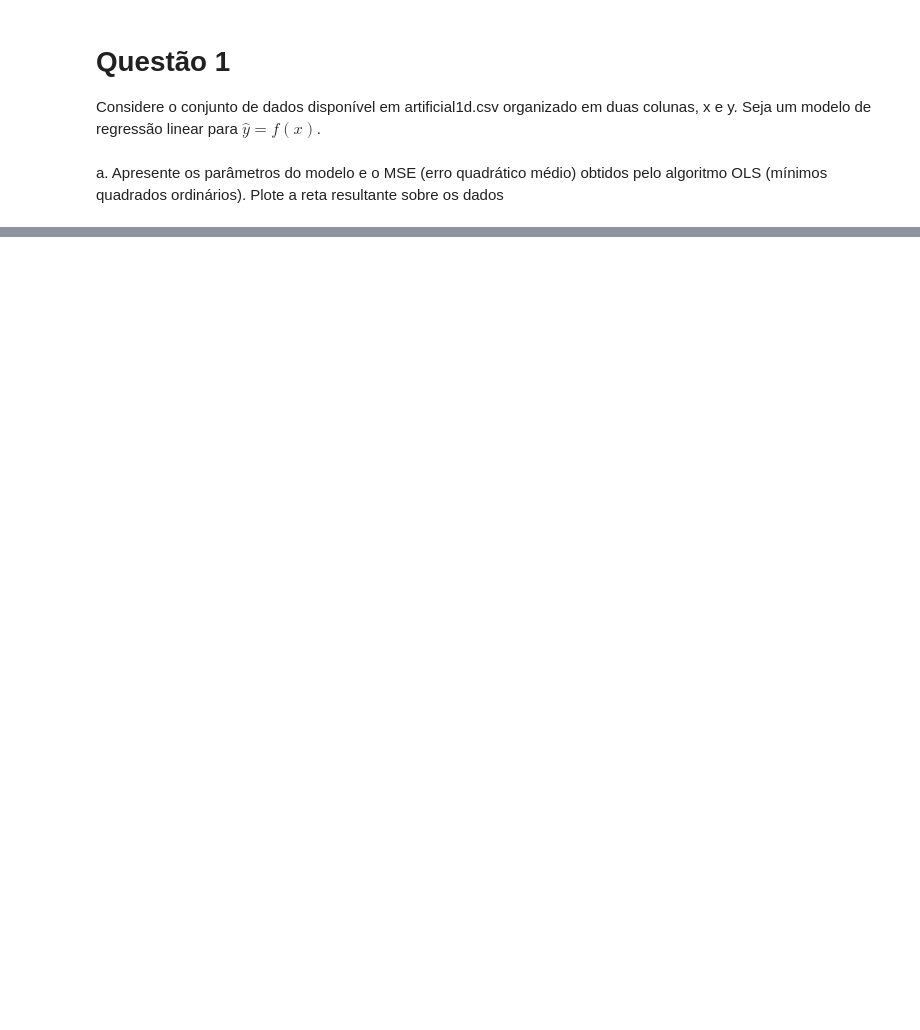
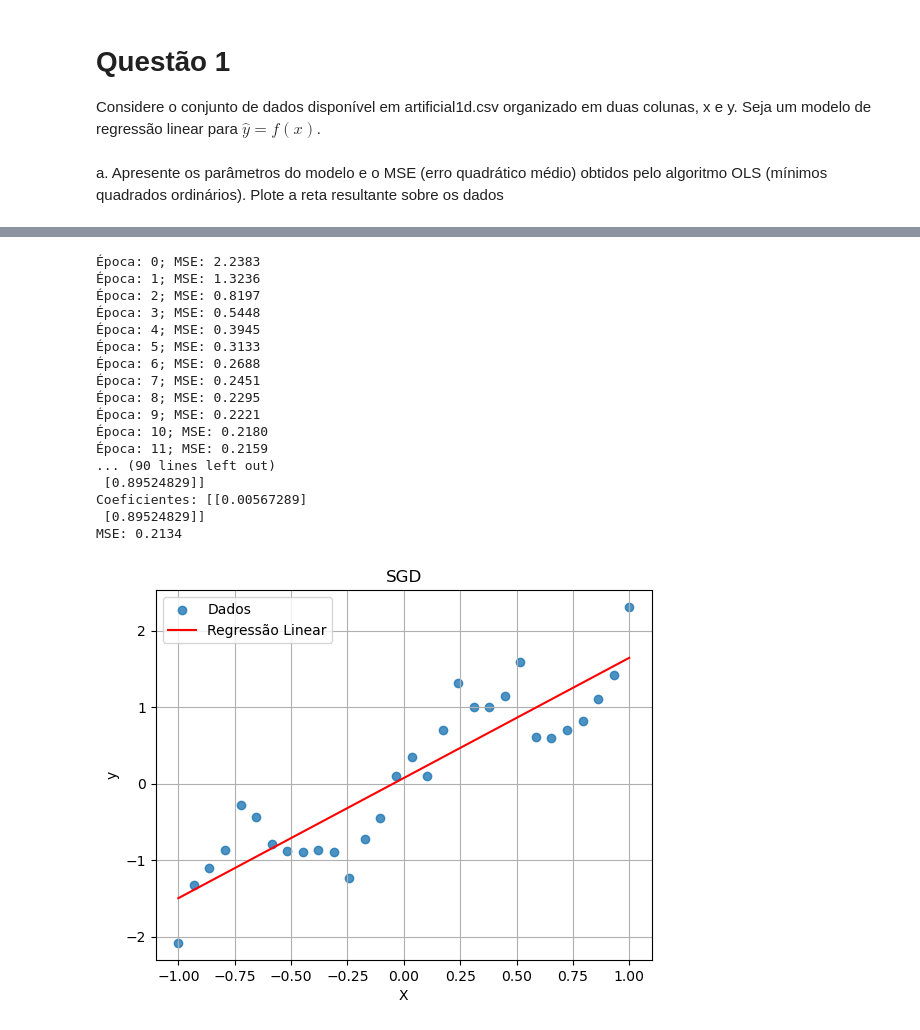
Before and after one commit to joao1pedro/CKP8277-AMA, a Jupyter notebook: Listas/lista_01/lista_01_ama/lista_01.ipynb, the cells around one changed output, grey strips where cells are left out. Cells and saved outputs as stored; diff of their text form; code cells hidden in the pictures; blank space fills up the shorter version.

```diff
--- a/Listas/lista_01/lista_01_ama/lista_01.ipynb
+++ b/Listas/lista_01/lista_01_ama/lista_01.ipynb
@@ -22,0 +167,41 @@ y = df[1].values
+# %%
+alpha = 1e-2
+w, losses, y_pred = stochastic_gradient_descent(alpha, num_epochs, X, y)
+
+print(f"Coeficientes: {w}")
+print(f"MSE: {losses[-1]:.4f}")
+
+plt.scatter(X, y, label="Dados", alpha=0.8)
+plt.plot(X, y_pred, color='red', label="Regressão Linear")
+plt.xlabel("X")
+plt.ylabel("y")
+plt.title("SGD")
+plt.legend()
+plt.grid(True)
+plt.show()
+
+plt.plot(losses)
+plt.title("Custo SGD")
+plt.xlabel("Iterações")
+plt.ylabel("MSE")
+plt.grid(True)
+plt.show()
+# %% [output]
+Época: 0; MSE: 2.2383
+Época: 1; MSE: 1.3236
+Época: 2; MSE: 0.8197
+Época: 3; MSE: 0.5448
+Época: 4; MSE: 0.3945
+Época: 5; MSE: 0.3133
+Época: 6; MSE: 0.2688
+Época: 7; MSE: 0.2451
+Época: 8; MSE: 0.2295
+Época: 9; MSE: 0.2221
+Época: 10; MSE: 0.2180
+Época: 11; MSE: 0.2159
+... (90 lines left out)
+ [0.89524829]]
+Coeficientes: [[0.00567289]
+ [0.89524829]]
+MSE: 0.2134
+[figure, added]
```
Also changed, not shown: parts of 11 cells of this notebook.
